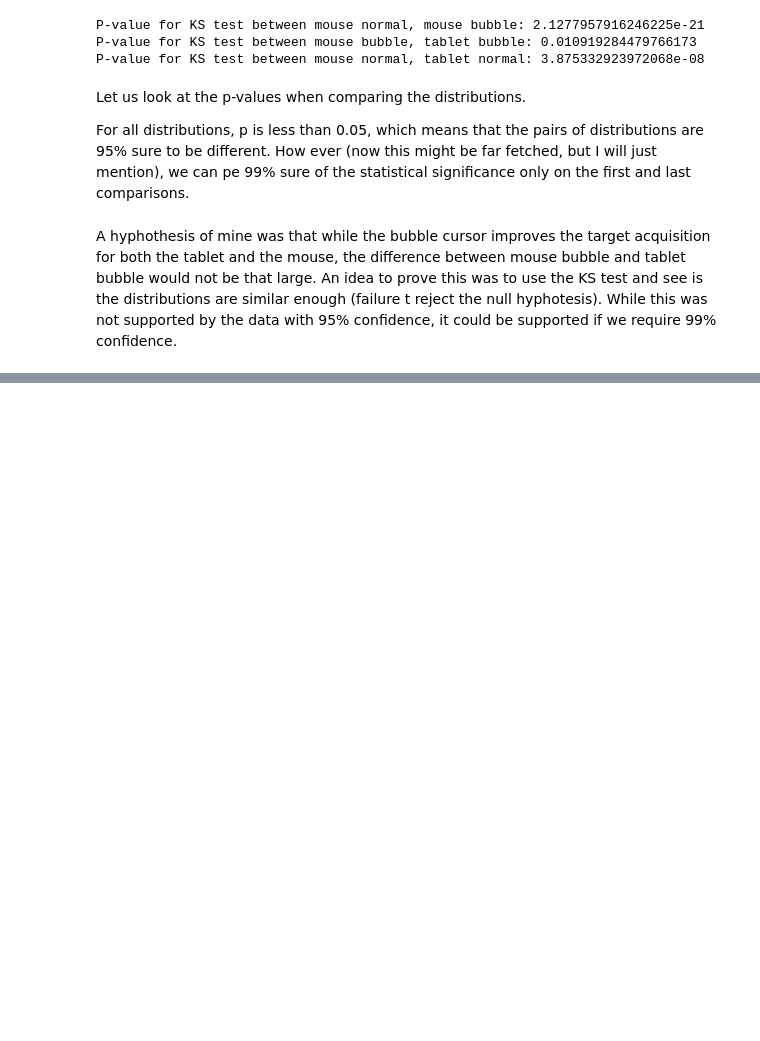
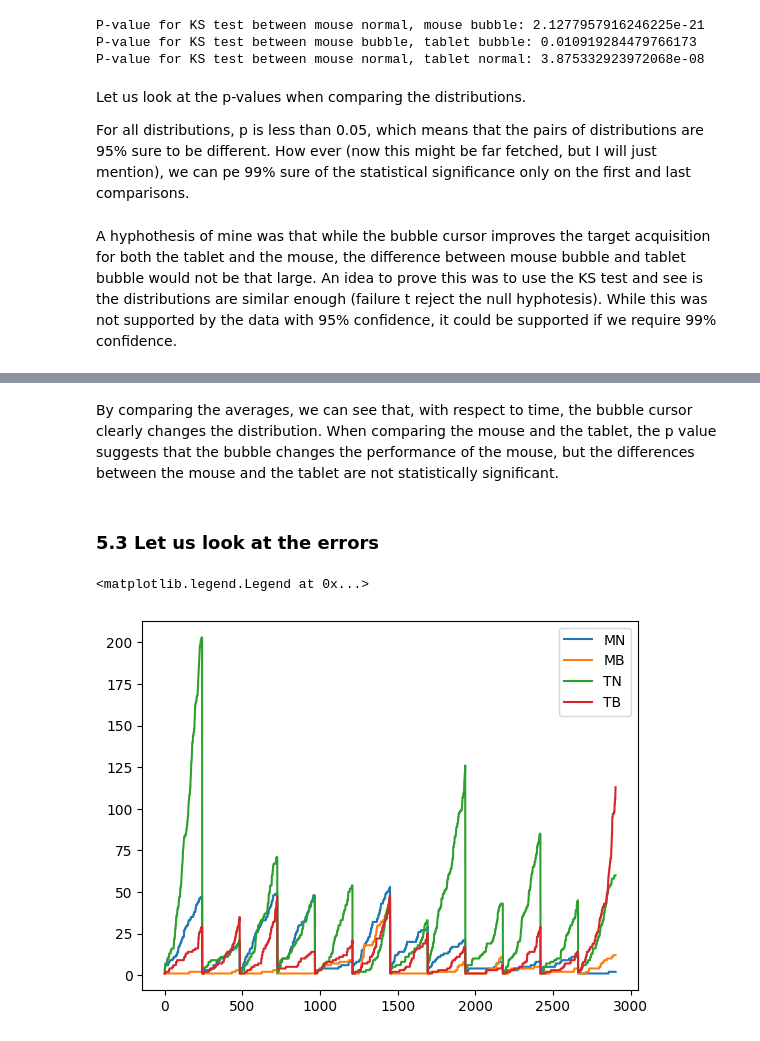
Before and after one commit to IoanaBaciu24/BubbleCursorExperiment, a Jupyter notebook: notebook.ipynb, the cells around one changed output, grey strips where cells are left out. Drawn from its saved outputs; the diff is of its cells as text; code cells hidden in the pictures; blank space fills up the shorter version.

Commit message:
addded to the statistical significance stuff

```diff
--- a/notebook.ipynb
+++ b/notebook.ipynb
@@ -379,0 +420,11 @@ A hyphothesis of mine was that while the bubble cursor improves the target acqui
+# %% [markdown]
+By comparing the averages, we can see that, with respect to time, the bubble cursor clearly changes the distribution. When comparing the mouse and the tablet, the p value suggests that the bubble changes the performance of the mouse, but the differences between the mouse and the tablet are not statistically significant.
+# %% [markdown]
+### 5.3 Let us look at the errors
+# %%
+# here we get the cumulative sums of the errors. We can revert back to the actual number of errors made per target acquisition
+
+MNe = get_all_values_of_all(file_names_MN, "currentNumberOfErrors")
+MBe = get_all_values_of_all(file_names_MB, "currentNumberOfErrors")
+TNe = get_all_values_of_all(file_names_TN, "currentNumberOfErrors")
+TBe = get_all_values_of_all(file_names_TB, "currentNumberOfErrors")
@@ -379,0 +447,13 @@ A hyphothesis of mine was that while the bubble cursor improves the target acqui
+# %%
+fig, ax = plt.subplots()
+
+ax.plot(MNe, label = "MN")
+ax.plot(MBe, label = "MB")
+ax.plot(TNe, label = "TN")
+ax.plot(TBe, label = "TB")
+
+
+ax.legend()
+# %% [output]
+<matplotlib.legend.Legend at 0x...>
+[figure, added]
```
Also changed, not shown: parts of 17 cells of this notebook.
